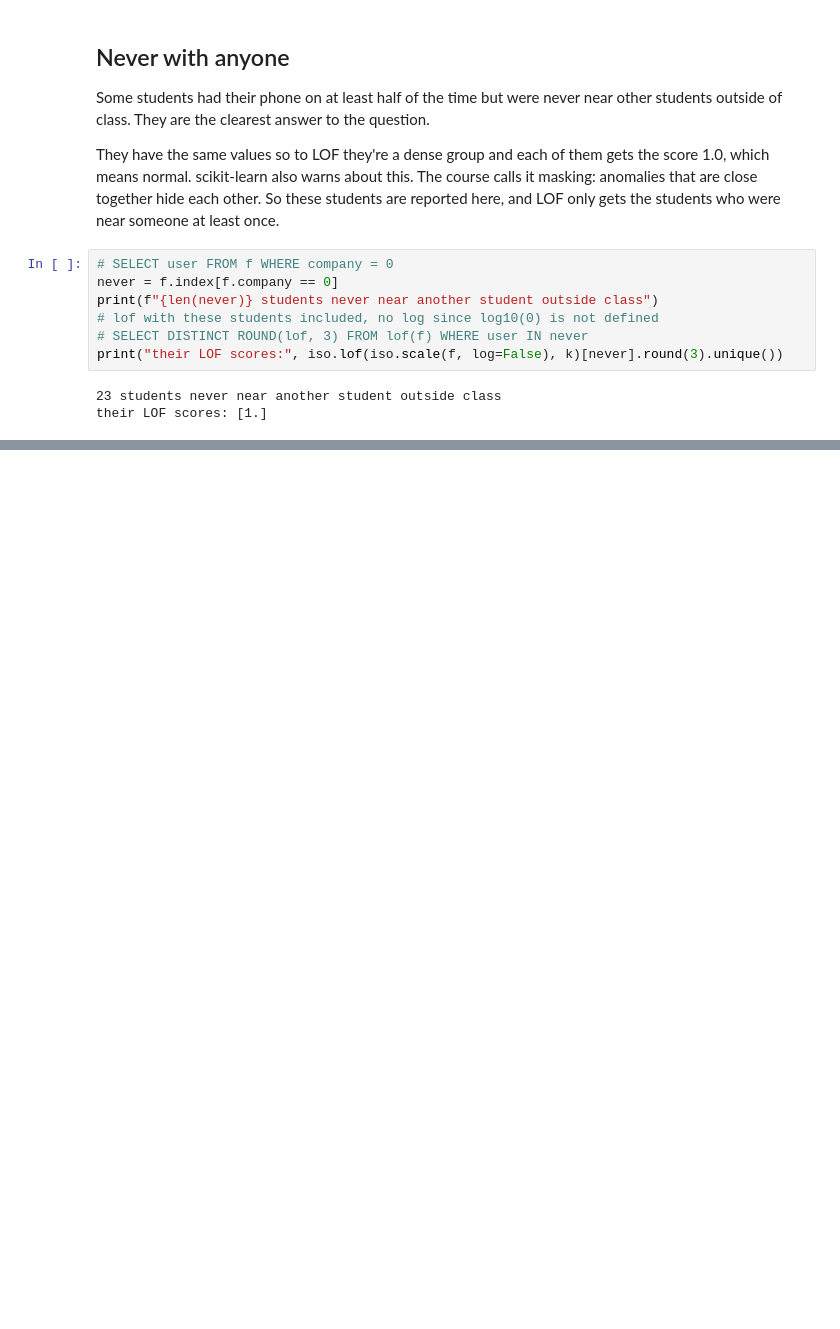
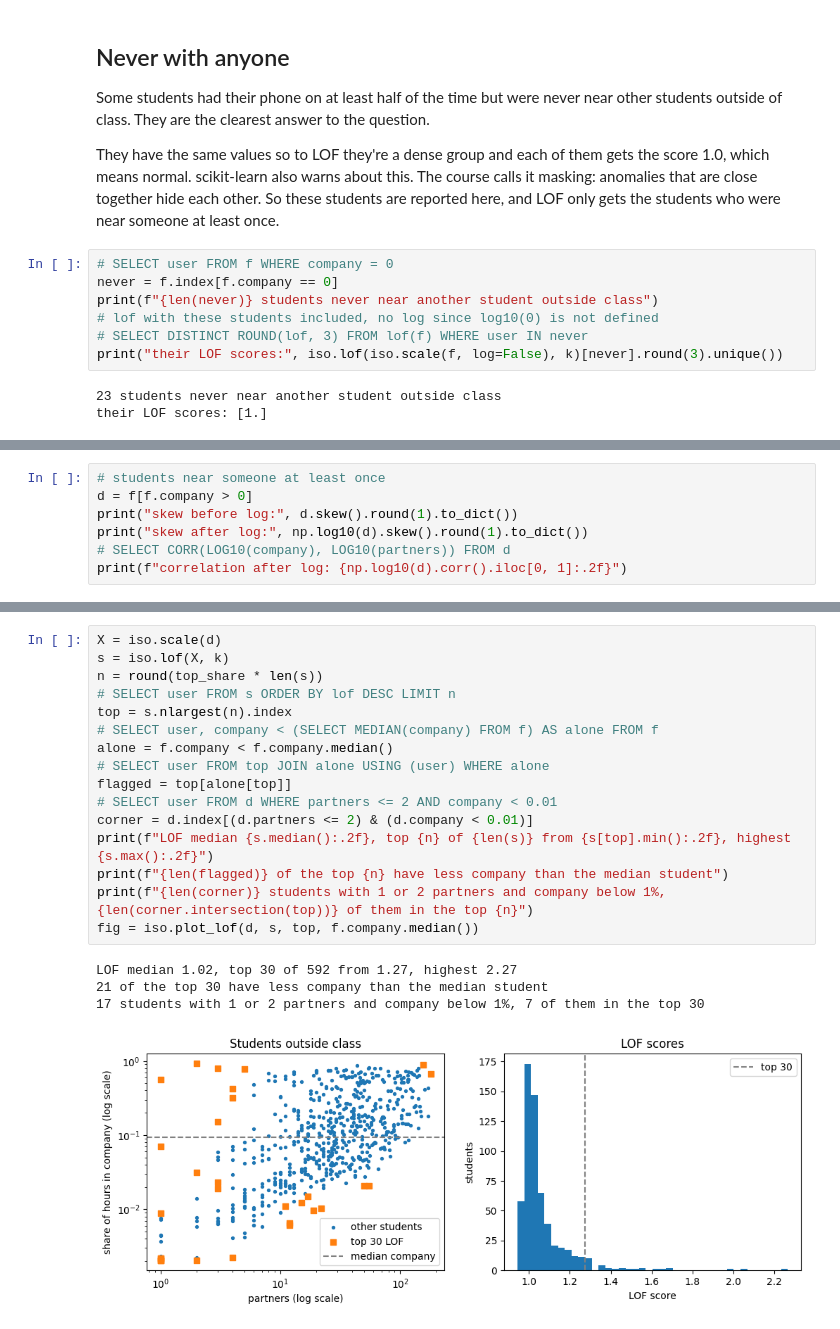
Before and after one commit to s9ib0T/data-mining-1, a Jupyter notebook: notebooks/isolated.ipynb, the cells around one changed output, grey strips where cells are left out. Saved outputs shown, nothing was run; the diff lists cells and outputs as text; blank space fills up the shorter version.

Commit message:
Flag isolated students with LOF

```diff
--- a/notebooks/isolated.ipynb
+++ b/notebooks/isolated.ipynb
@@ -82,0 +89,7 @@ their LOF scores: [1.]
+# %%
+# students near someone at least once
+d = f[f.company > 0]
+print("skew before log:", d.skew().round(1).to_dict())
+print("skew after log:", np.log10(d).skew().round(1).to_dict())
+# SELECT CORR(LOG10(company), LOG10(partners)) FROM d
+print(f"correlation after log: {np.log10(d).corr().iloc[0, 1]:.2f}")
@@ -82,0 +110,21 @@ their LOF scores: [1.]
+# %%
+X = iso.scale(d)
+s = iso.lof(X, k)
+n = round(top_share * len(s))
+# SELECT user FROM s ORDER BY lof DESC LIMIT n
+top = s.nlargest(n).index
+# SELECT user, company < (SELECT MEDIAN(company) FROM f) AS alone FROM f
+alone = f.company < f.company.median()
+# SELECT user FROM top JOIN alone USING (user) WHERE alone
+flagged = top[alone[top]]
+# SELECT user FROM d WHERE partners <= 2 AND company < 0.01
+corner = d.index[(d.partners <= 2) & (d.company < 0.01)]
+print(f"LOF median {s.median():.2f}, top {n} of {len(s)} from {s[top].min():.2f}, highest {s.max():.2f}")
+print(f"{len(flagged)} of the top {n} have less company than the median student")
+print(f"{len(corner)} students with 1 or 2 partners and company below 1%, {len(corner.intersection(top))} of them in the top {n}")
+fig = iso.plot_lof(d, s, top, f.company.median())
+# %% [output]
+LOF median 1.02, top 30 of 592 from 1.27, highest 2.27
+21 of the top 30 have less company than the median student
+17 students with 1 or 2 partners and company below 1%, 7 of them in the top 30
+[figure, added]
```
Also changed, not shown: parts of 5 cells of this notebook, 1 other file.
